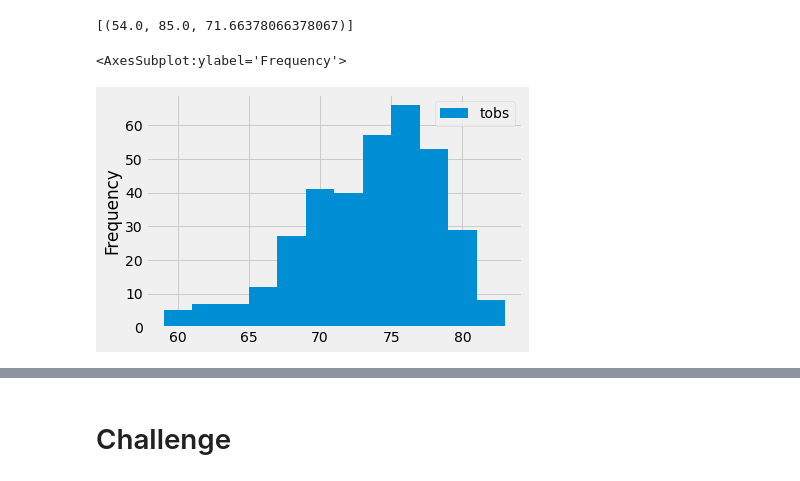
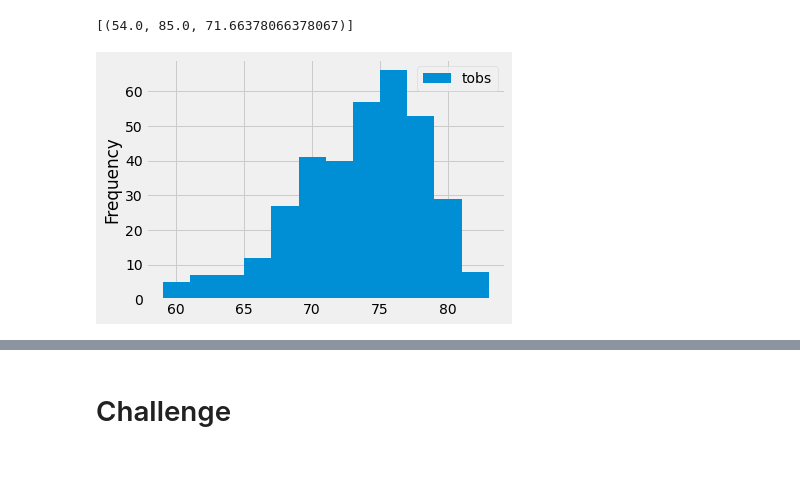
Before and after one commit to khanhh98/surfs_up, a Jupyter notebook: climate_analysis.ipynb, the cells around one changed output, grey strips where cells are left out. Saved outputs shown, nothing was run; the diff lists cells and outputs as text; code cells hidden in the pictures.

```diff
--- a/climate_analysis.ipynb
+++ b/climate_analysis.ipynb
@@ -119,9 +126,9 @@ results_df = pd.DataFrame(results, columns=['tobs'])
 # %%
 # Plot histogam
 results_df.plot.hist(bins=12)
+plt.tight_layout()
 # %% [output]
-<AxesSubplot:ylabel='Frequency'>
-[figure, old version]
+[figure, new version]
 # %%
 # Write a function called `calc_temps` that will accept start date and end date in the format '%Y-%m-%d'
 # and return the minimum, average, and maximum temperatures for that range of dates
```
Also changed, not shown: parts of 4 cells of this notebook, 1 other file.
